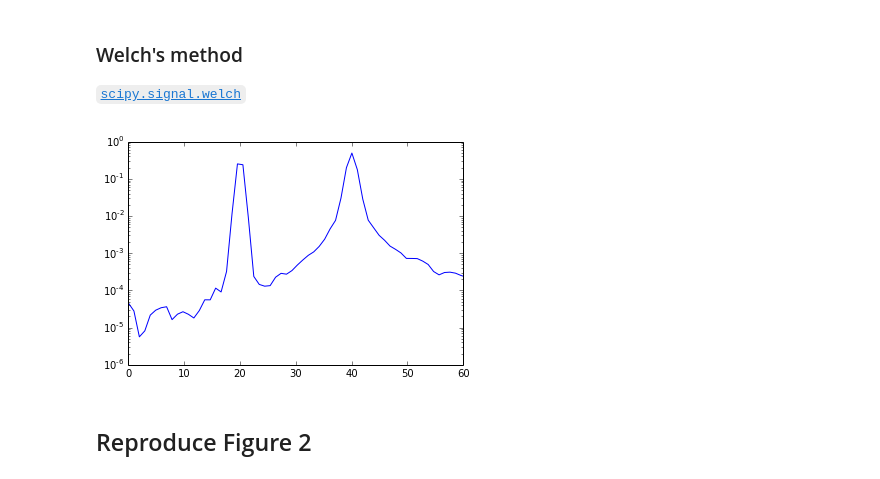
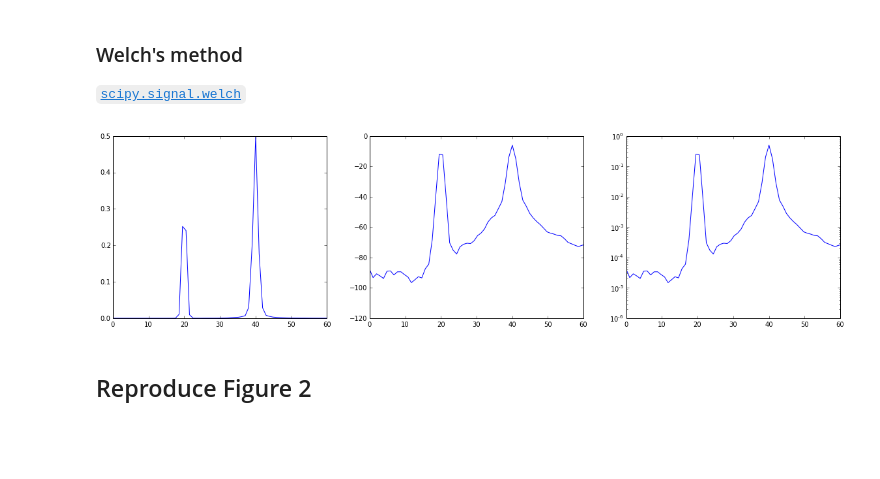
Before and after one commit to kwinkunks/timefreak, a Jupyter notebook: basics.ipynb, the cells around one changed output. Cells and saved outputs as stored; diff of their text form; code cells hidden in the pictures; blank space fills up the shorter version.

```diff
--- a/basics.ipynb
+++ b/basics.ipynb
@@ -105,12 +105,23 @@ plt.show()
 # %%
 f, P = scipy.signal.welch(x, Fs, nperseg=1024)
 
-ax1 = plt.subplot(111)
-ax1.semilogy(f, P) # Note plot type... same as taking 20*np.log10(P)
+plt.figure(figsize=(20,5))
+
+ax1 = plt.subplot(131)
+ax1.plot(f, P)
 ax1.set_xlim(0,60)
+
+ax2 = plt.subplot(132)
+ax2.plot(f, 20*np.log10(P))
+ax2.set_xlim(0,60)
+
+ax3 = plt.subplot(133)
+ax3.semilogy(f, P) # Note plot type... same as taking 20*np.log10(P)
+ax3.set_xlim(0,60)
+
 plt.show()
 # %% [output]
-[figure, old version]
+[figure, new version]
 # %% [markdown]
 ## Reproduce Figure 2
 # %%
```
Also changed, not shown: parts of 5 cells of this notebook, 1 other file.
